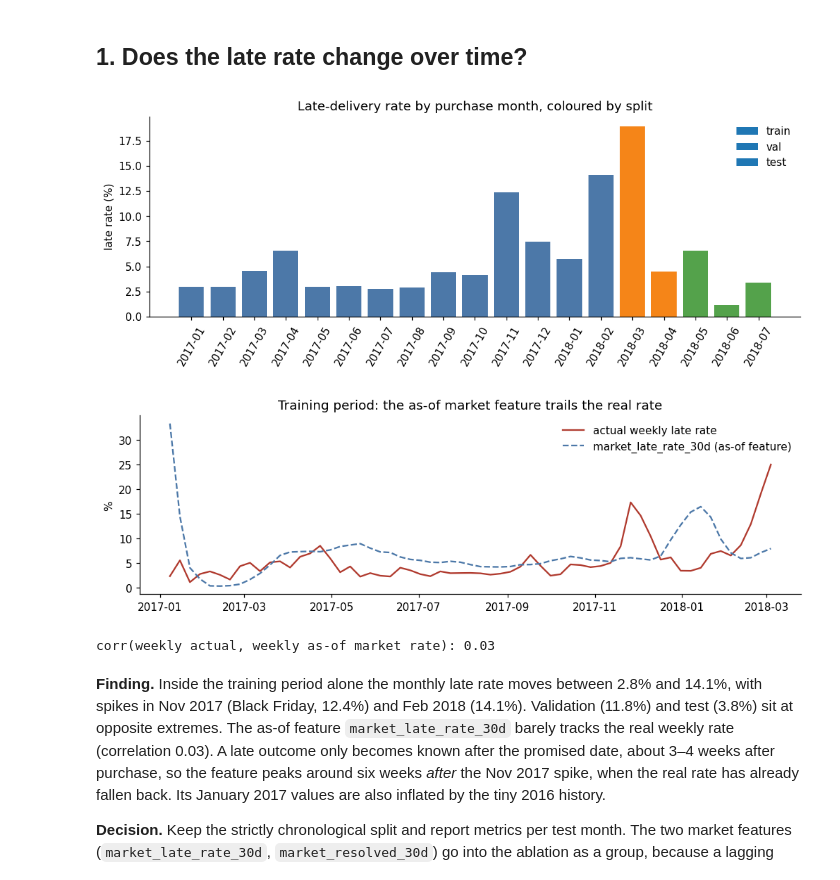
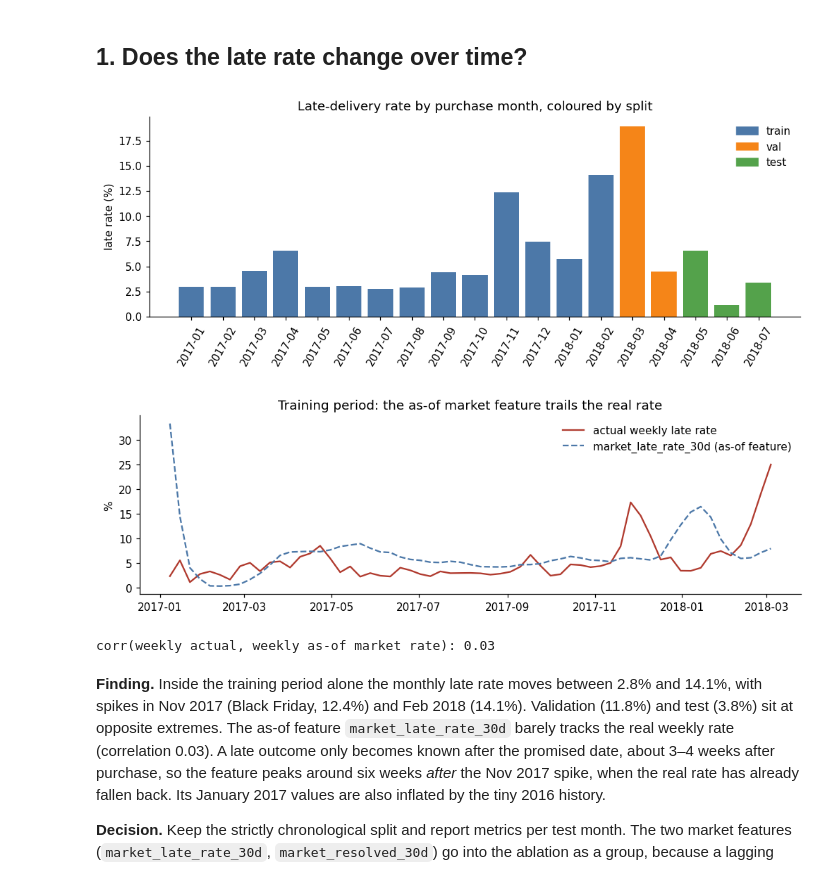
Before and after one commit to Priyansh9506/Machine-Learning-Assignment, a Jupyter notebook: notebooks/03_eda.ipynb, the cells around one changed output. Cells and saved outputs as stored; diff of their text form; code cells hidden in the pictures.

```diff
--- a/notebooks/03_eda.ipynb
+++ b/notebooks/03_eda.ipynb
@@ -34,23 +34,22 @@ population 89,795 | training period 57,050 orders, late 6.63% | RSS 545 MB
 # %%
 m = pop.groupby(["purchase_ym", "split"]).agg(orders=("late_day", "size"), late_rate=("late_day", "mean")).reset_index()
 fig, ax = plt.subplots(figsize=(11, 3.4))
 colors = {"train": "#4C78A8", "val": "#F58518", "test": "#54A24B"}
 ax.bar(m.purchase_ym, m.late_rate * 100, color=m.split.map(colors))
-for s, c in colors.items():
-    ax.bar([], [], color=c, label=s)
-ax.set_ylabel("late rate (%)"); ax.legend(frameon=False); ax.tick_params(axis="x", rotation=60)
+handles = [plt.Rectangle((0, 0), 1, 1, color=c, label=s) for s, c in colors.items()]
+ax.set_ylabel("late rate (%)"); ax.legend(handles=handles, frameon=False); ax.tick_params(axis="x", rotation=60)
 ax.set_title("Late-delivery rate by purchase month, coloured by split")
 save("late_rate_by_split"); plt.show()
 
 w = tr.set_index("order_purchase_timestamp").resample("W").agg({"late_day": "mean", "market_late_rate_30d": "mean"})
 fig, ax = plt.subplots(figsize=(11, 3))
 ax.plot(w.index, w.late_day * 100, label="actual weekly late rate", color="#B03A2E")
 ax.plot(w.index, w.market_late_rate_30d * 100, label="market_late_rate_30d (as-of feature)", color="#4C78A8", ls="--")
 ax.set_ylabel("%"); ax.legend(frameon=False); ax.set_title("Training period: the as-of market feature trails the real rate")
 save("market_feature_lag"); plt.show()
 print("corr(weekly actual, weekly as-of market rate):", round(w.late_day.corr(w.market_late_rate_30d), 3))
 # %% [output]
-[figure, old version]
+[figure, new version]
 [figure]
 corr(weekly actual, weekly as-of market rate): 0.03
 # %% [markdown]
```
Also changed, not shown: parts of 2 cells of this notebook, 1 other file.
